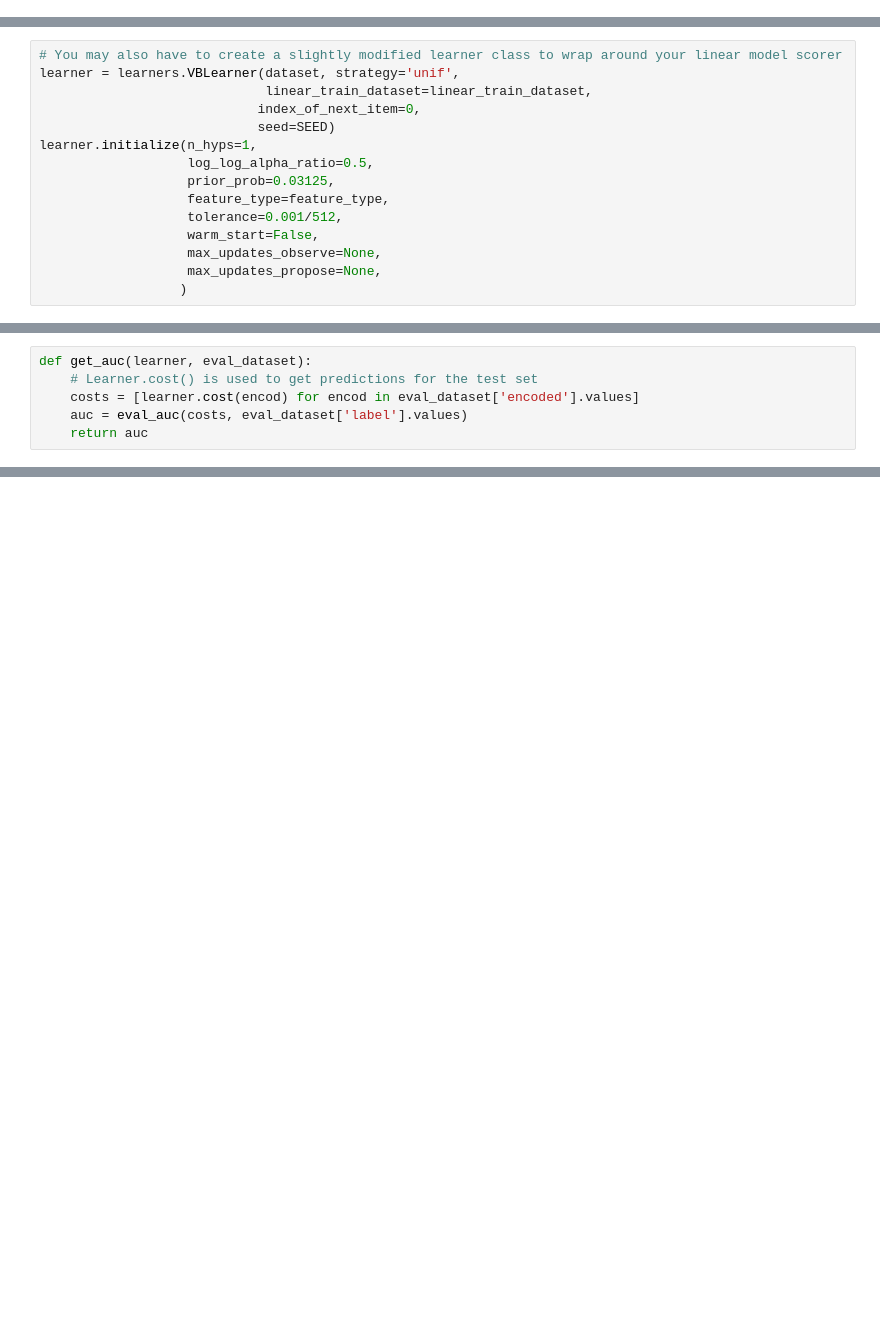
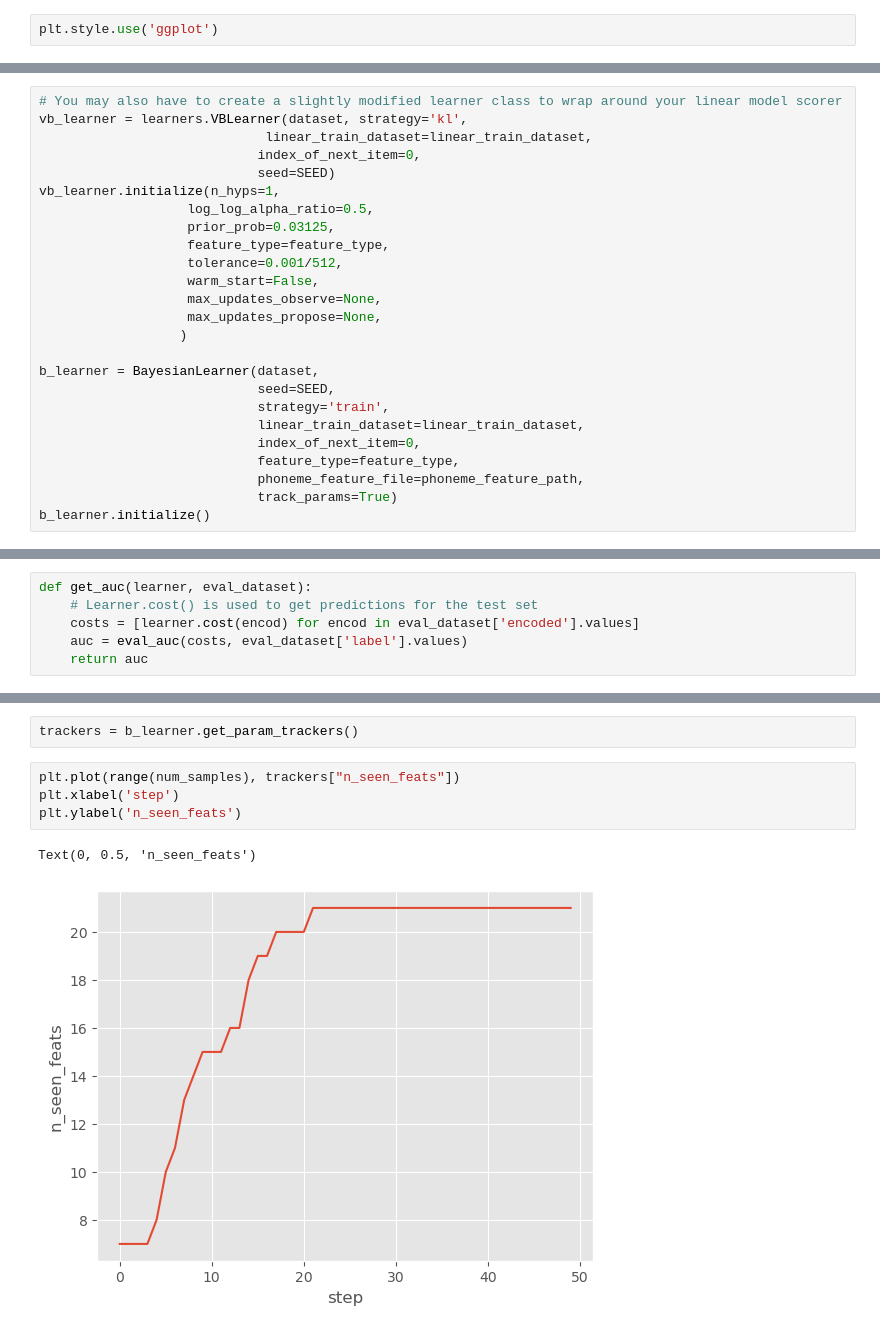
Before and after one commit to jacobandreas/lm-informants, a Jupyter notebook: skeleton.ipynb, the cells around one changed output, grey strips where cells are left out. Saved outputs shown, nothing was run; the diff lists cells and outputs as text; blank space fills up the shorter version.

```diff
--- a/skeleton.ipynb
+++ b/skeleton.ipynb
@@ -10,3 +16,5 @@ import pandas as pd
+# %%
+plt.style.use('ggplot')
 # %%
 feature_type = 'atr_harmony'
 SEED=1
@@ -108,11 +119,11 @@ Reading eval items from:        test_set.csv
 ## Initialize learner
 # %%
 # You may also have to create a slightly modified learner class to wrap around your linear model scorer
-learner = learners.VBLearner(dataset, strategy='unif',
+vb_learner = learners.VBLearner(dataset, strategy='kl',
                              linear_train_dataset=linear_train_dataset,
                             index_of_next_item=0,
                             seed=SEED)
-learner.initialize(n_hyps=1,
+vb_learner.initialize(n_hyps=1,
                    log_log_alpha_ratio=0.5,
                    prior_prob=0.03125,
                    feature_type=feature_type,
@@ -121,6 +132,16 @@ learner.initialize(n_hyps=1,
                    max_updates_observe=None,
                    max_updates_propose=None,
                   )
+
+b_learner = BayesianLearner(dataset,
+                            seed=SEED,
+                            strategy='train',
+                            linear_train_dataset=linear_train_dataset,
+                            index_of_next_item=0,
+                            feature_type=feature_type,
+                            phoneme_feature_file=phoneme_feature_path,
+                            track_params=True)
+b_learner.initialize()
 # %% [output]
 Reading phoneme features from: data/hw/atr_harmony_features.txt
 # features:  512
@@ -257,0 +225,9 @@ Text(0, 0.5, 'auc')
+# %%
+trackers = b_learner.get_param_trackers()
+# %%
+plt.plot(range(num_samples), trackers["n_seen_feats"])
+plt.xlabel('step')
+plt.ylabel('n_seen_feats')
+# %% [output]
+Text(0, 0.5, 'n_seen_feats')
+[figure, added]
```
Also changed, not shown: parts of 11 cells of this notebook, 3 other files.
